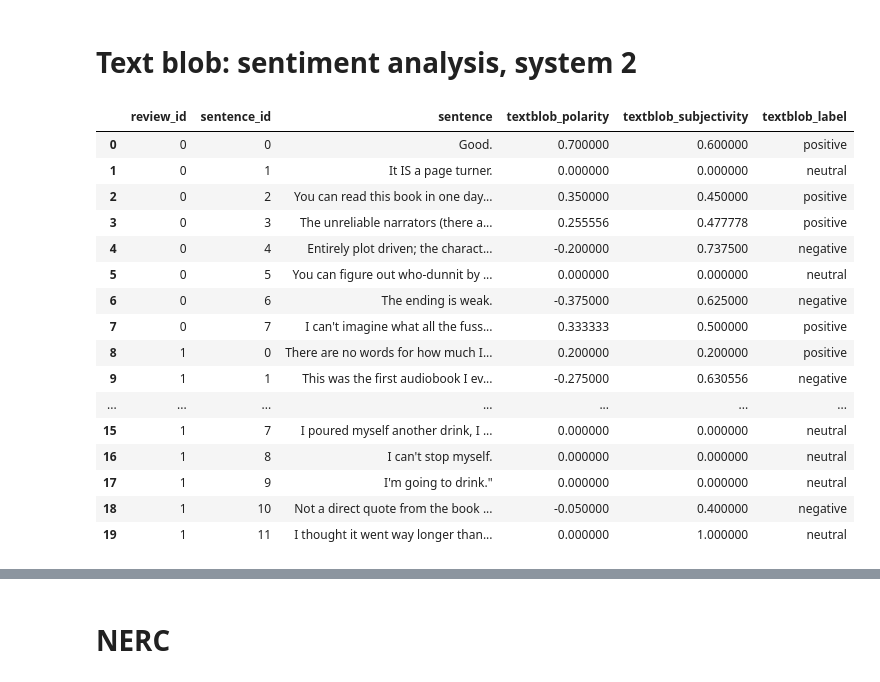
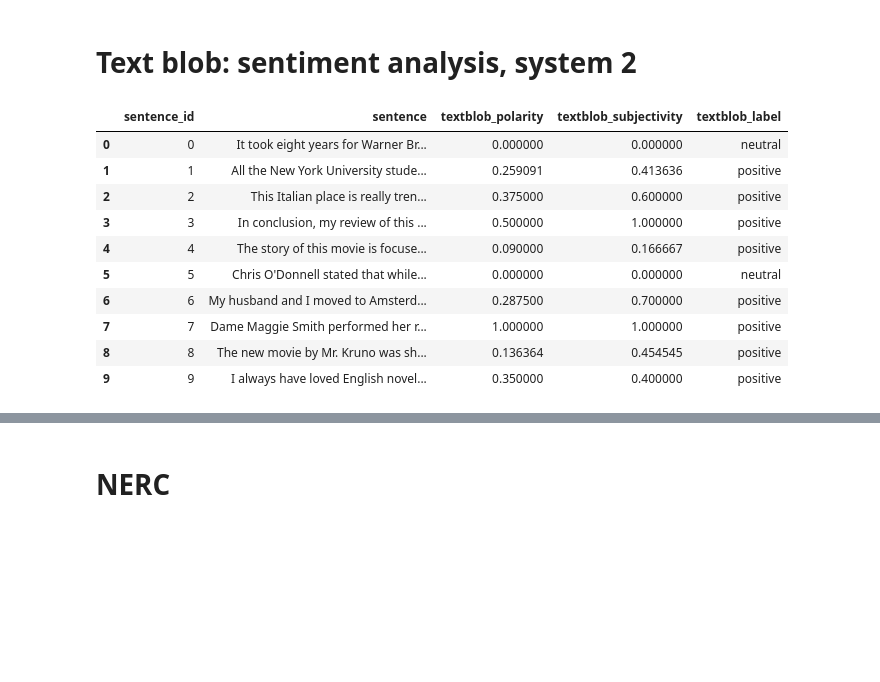
Before and after one commit to toni-23-b/TextMining2026, a Jupyter notebook: sentiment.ipynb, the cells around one changed output, grey strips where cells are left out. Saved outputs shown, nothing was run; the diff lists cells and outputs as text; code cells hidden in the pictures; blank space fills up the shorter version.

```diff
--- a/sentiment.ipynb
+++ b/sentiment.ipynb
@@ -56,10 +56,10 @@ Review 1 | Sentence 11: I thought it went way longer than necessary.
 # VADER sentiment - 1st system
 # %%
 import nltk
-from nltk.sentiment import vader
 from nltk.sentiment.vader import SentimentIntensityAnalyzer
+
 vader_model = SentimentIntensityAnalyzer()
-sentiment_scores = []
+test_sentiment_scores = []
 
 def vader_sentiment(sentence):
     score = vader_model.polarity_scores(sentence)["compound"]
@@ -71,20 +71,15 @@ def vader_sentiment(sentence):
     else:
         return "neutral"
 
-for r_id, s_id, sent in sentences_df[["review_id", "sentence_id", "sentence"]].itertuples(index=False):
-    sentiment_scores.append({
+for sent_id, sent in test[["sentence id", "text"]].itertuples(index=False):
+    test_sentiment_scores.append({
+        "sentence_id": sent_id,
+        "sentence": sent,
+        "score": vader_model.polarity_scores(sent),
+        "vader_label": vader_sentiment(sent)
+    })
 
-                    "review_id": r_id,
-                    "sentence_id": s_id,
-                    "sentence": sent,
-                    "score": vader_model.polarity_scores(sent),
-                    "vader_label": vader_sentiment(sent)
-                })
+vader_df = pd.DataFrame(test_sentiment_scores)
 
-vader_df = pd.DataFrame(sentiment_scores)
-
-for _, row in vader_df.head(20).iterrows():
-    print(f"Review {row['review_id']} | Sentence {row['sentence_id']}: {row['sentence']}")
-    print(f"Score: {row['score']}")
-    print(f"Label: {row['vader_label']}\n")
+vader_df.head(20)
 # %% [output]
@@ -110,52 +99,44 @@ Label: neutral
 # %%
 from textblob import TextBlob
 
 def textblob_sentiment(sentence):
-
     polarity = TextBlob(sentence).sentiment.polarity
 
     if polarity > 0:
         return "positive"
     elif polarity < 0:
         return "negative"
     else:
         return "neutral"
 
-textblob_scores = []
+test_textblob_scores = []
 
-for r_id, s_id, sent in sentences_df[["review_id", "sentence_id", "sentence"]].itertuples(index=False):
+for sent_id, sent in test[["sentence id", "text"]].itertuples(index=False):
+    blob = TextBlob(sent)
 
-    blob = TextBlob(sent)
-    textblob_scores.append({
-
-        "review_id": r_id,
-        "sentence_id": s_id,
+    test_textblob_scores.append({
+        "sentence_id": sent_id,
         "sentence": sent,
         "textblob_polarity": blob.sentiment.polarity,
         "textblob_subjectivity": blob.sentiment.subjectivity,
         "textblob_label": textblob_sentiment(sent)
+    })
 
-    })
-textblob_df = pd.DataFrame(textblob_scores)
+textblob_df = pd.DataFrame(test_textblob_scores)
+
 textblob_df.head(20)
 # %% [output]
-|  | review_id | sentence_id | sentence | textblob_polarity | textblob_subjectivity | textblob_label |
-| 0 | 0 | 0 | Good. | 0.700000 | 0.600000 | positive |
-| 1 | 0 | 1 | It IS a page turner. | 0.000000 | 0.000000 | neutral |
-| 2 | 0 | 2 | You can read this book in one day... | 0.350000 | 0.450000 | positive |
-| 3 | 0 | 3 | The unreliable narrators (there a... | 0.255556 | 0.477778 | positive |
-| 4 | 0 | 4 | Entirely plot driven; the charact... | -0.200000 | 0.737500 | negative |
-| 5 | 0 | 5 | You can figure out who-dunnit by ... | 0.000000 | 0.000000 | neutral |
-| 6 | 0 | 6 | The ending is weak. | -0.375000 | 0.625000 | negative |
-| 7 | 0 | 7 | I can't imagine what all the fuss... | 0.333333 | 0.500000 | positive |
-| 8 | 1 | 0 | There are no words for how much I... | 0.200000 | 0.200000 | positive |
-| 9 | 1 | 1 | This was the first audiobook I ev... | -0.275000 | 0.630556 | negative |
-| ... | ... | ... | ... | ... | ... | ... |
-| 15 | 1 | 7 | I poured myself another drink, I ... | 0.000000 | 0.000000 | neutral |
-| 16 | 1 | 8 | I can't stop myself. | 0.000000 | 0.000000 | neutral |
-| 17 | 1 | 9 | I'm going to drink." | 0.000000 | 0.000000 | neutral |
-| 18 | 1 | 10 | Not a direct quote from the book ... | -0.050000 | 0.400000 | negative |
-| 19 | 1 | 11 | I thought it went way longer than... | 0.000000 | 1.000000 | neutral |
+|  | sentence_id | sentence | textblob_polarity | textblob_subjectivity | textblob_label |
+| 0 | 0 | It took eight years for Warner Br... | 0.000000 | 0.000000 | neutral |
+| 1 | 1 | All the New York University stude... | 0.259091 | 0.413636 | positive |
+| 2 | 2 | This Italian place is really tren... | 0.375000 | 0.600000 | positive |
+| 3 | 3 | In conclusion, my review of this ... | 0.500000 | 1.000000 | positive |
+| 4 | 4 | The story of this movie is focuse... | 0.090000 | 0.166667 | positive |
+| 5 | 5 | Chris O'Donnell stated that while... | 0.000000 | 0.000000 | neutral |
+| 6 | 6 | My husband and I moved to Amsterd... | 0.287500 | 0.700000 | positive |
+| 7 | 7 | Dame Maggie Smith performed her r... | 1.000000 | 1.000000 | positive |
+| 8 | 8 | The new movie by Mr. Kruno was sh... | 0.136364 | 0.454545 | positive |
+| 9 | 9 | I always have loved English novel... | 0.350000 | 0.400000 | positive |
 # %%
 comparison_df = vader_df.merge(
     textblob_df,
```
Also changed, not shown: parts of 5 cells of this notebook.
